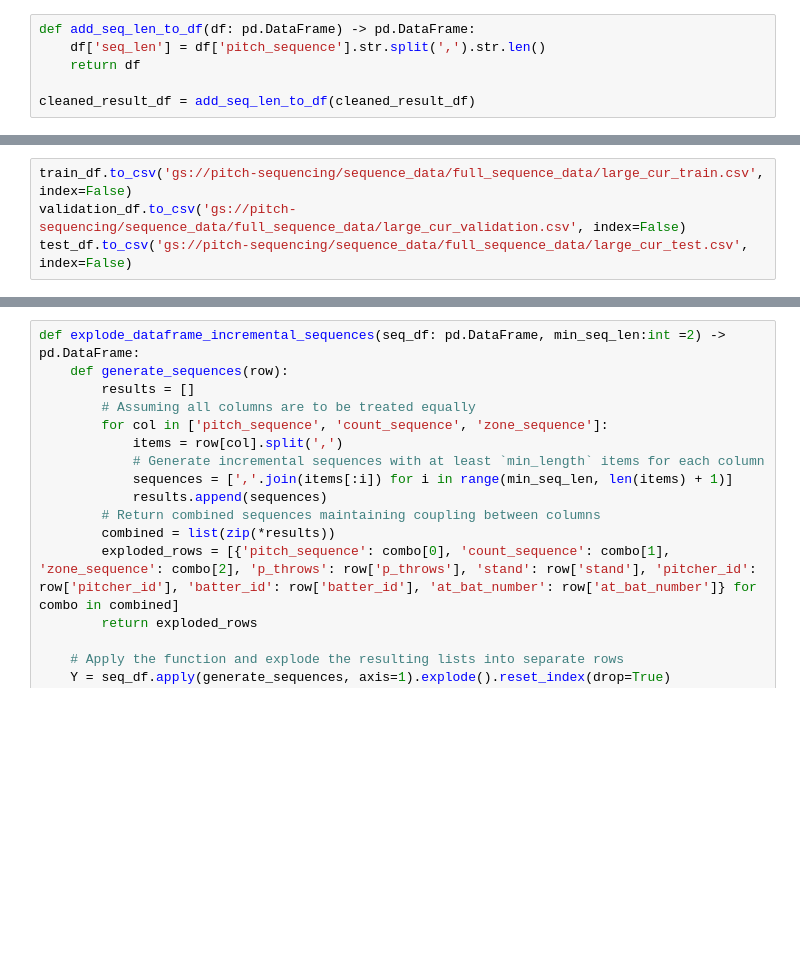
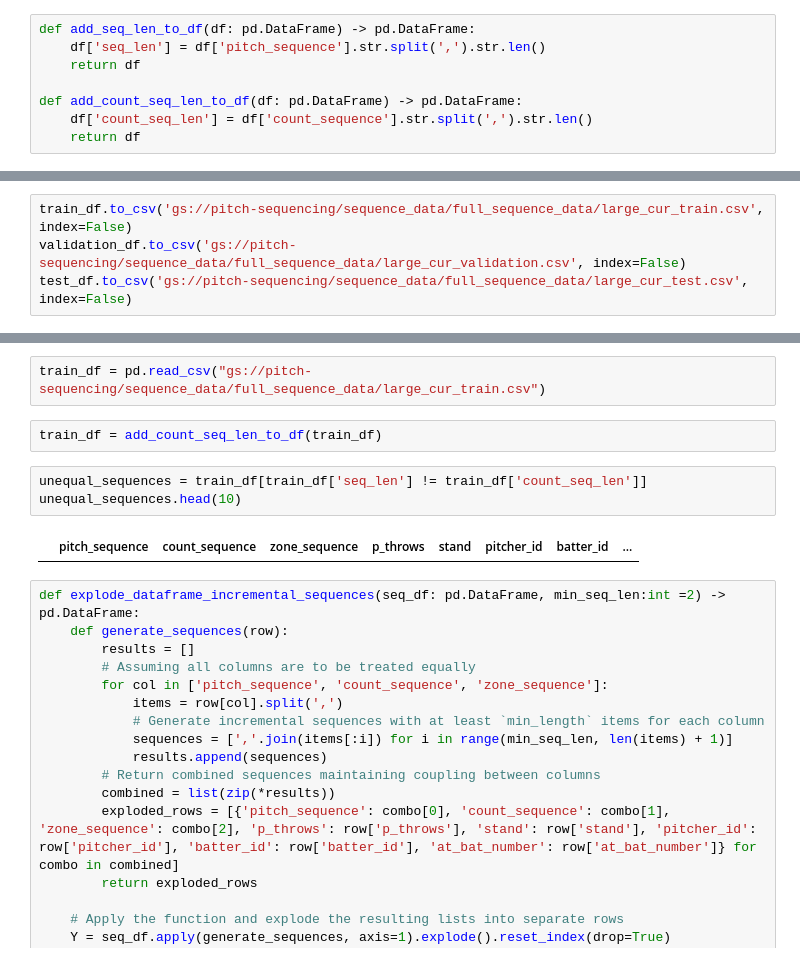
Before and after one commit to sidthakur08/pitch-sequencing, a Jupyter notebook: notebooks/PitchCountState/analysis.ipynb, the cells around one changed output, grey strips where cells are left out. Cells and saved outputs as stored; diff of their text form; blank space fills up the shorter version.

```diff
--- a/notebooks/PitchCountState/analysis.ipynb
+++ b/notebooks/PitchCountState/analysis.ipynb
@@ -242,4 +244,6 @@ def add_seq_len_to_df(df: pd.DataFrame) -> pd.DataFrame:
     df['seq_len'] = df['pitch_sequence'].str.split(',').str.len()
     return df
 
-cleaned_result_df = add_seq_len_to_df(cleaned_result_df)
+def add_count_seq_len_to_df(df: pd.DataFrame) -> pd.DataFrame:
+    df['count_seq_len'] = df['count_sequence'].str.split(',').str.len()
+    return df
@@ -265,3 +291,12 @@ test_df.to_csv('gs://pitch-sequencing/sequence_data/full_sequence_data/large_cur
+# %%
+train_df = pd.read_csv("gs://pitch-sequencing/sequence_data/full_sequence_data/large_cur_train.csv")
+# %%
+train_df = add_count_seq_len_to_df(train_df)
+# %%
+unequal_sequences = train_df[train_df['seq_len'] != train_df['count_seq_len']]
+unequal_sequences.head(10)
+# %% [output]
+|  | pitch_sequence | count_sequence | zone_sequence | p_throws | stand | pitcher_id | batter_id | ... |
 # %%
 def explode_dataframe_incremental_sequences(seq_df: pd.DataFrame, min_seq_len:int =2) -> pd.DataFrame:
     def generate_sequences(row):
```
Also changed, not shown: parts of 37 cells of this notebook, 7 other files.
